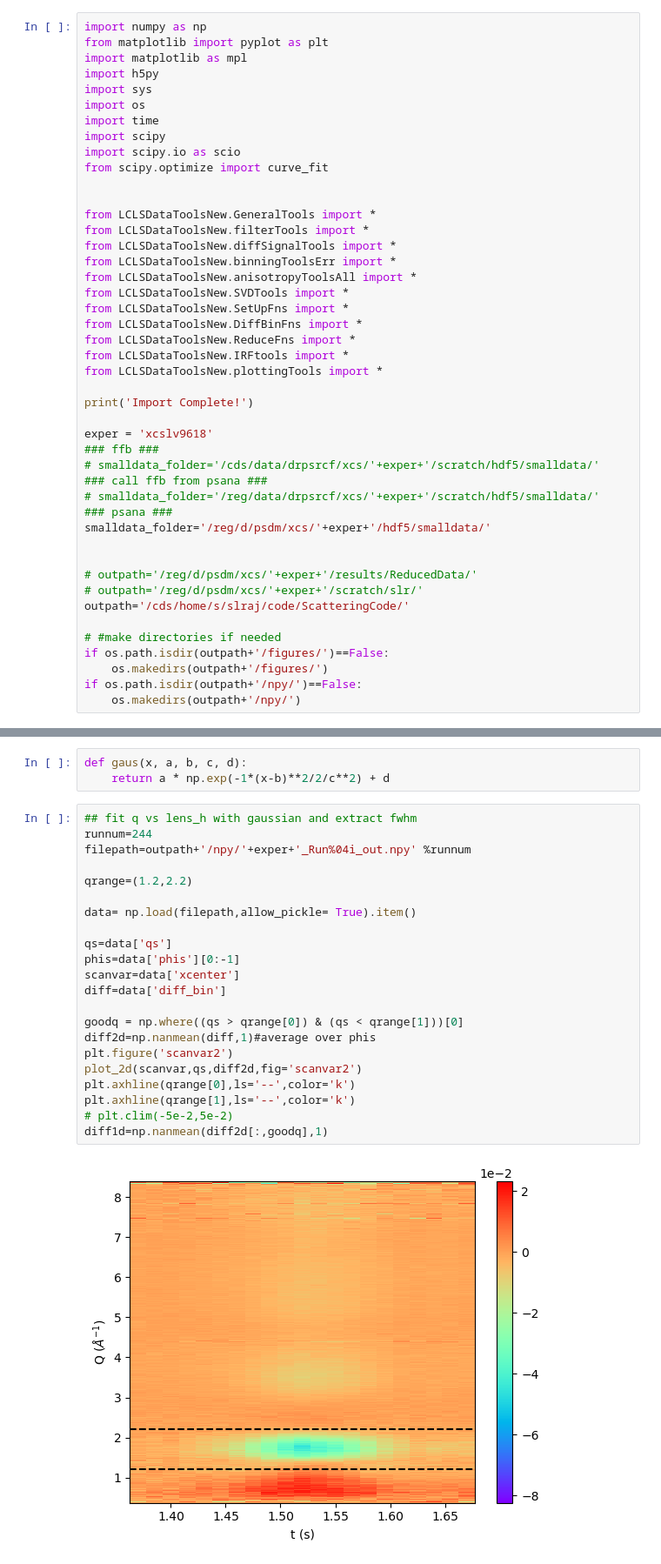
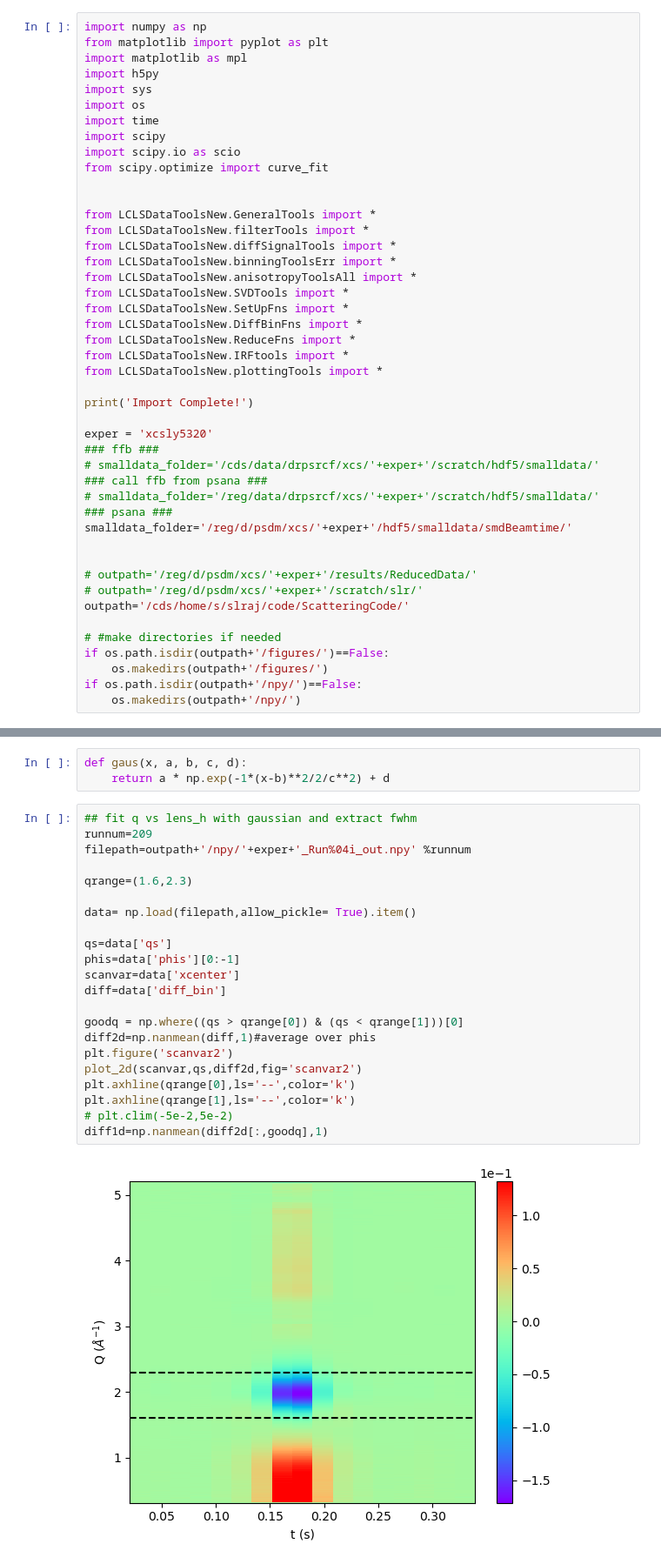
Before and after one commit to Solution-Phase-Chemistry/ReduceScatt, a Jupyter notebook: Example_overlap.ipynb, the cells around one changed output, grey strips where cells are left out. Shown at 87% size. Drawn from its saved outputs; the diff is of its cells as text.

```diff
--- a/Example_overlap.ipynb
+++ b/Example_overlap.ipynb
@@ -29,13 +29,13 @@ from LCLSDataToolsNew.plottingTools import *
 
 print('Import Complete!')
 
-exper = 'xcslv9618'
+exper = 'xcsly5320'
 ### ffb ###
 # smalldata_folder='/cds/data/drpsrcf/xcs/'+exper+'/scratch/hdf5/smalldata/'
 ### call ffb from psana ###
 # smalldata_folder='/reg/data/drpsrcf/xcs/'+exper+'/scratch/hdf5/smalldata/'
 ### psana ###
-smalldata_folder='/reg/d/psdm/xcs/'+exper+'/hdf5/smalldata/'
+smalldata_folder='/reg/d/psdm/xcs/'+exper+'/hdf5/smalldata/smdBeamtime/'
 
 
 # outpath='/reg/d/psdm/xcs/'+exper+'/results/ReducedData/'
@@ -173,28 +173,28 @@ def gaus(x, a, b, c, d):
     return a * np.exp(-1*(x-b)**2/2/c**2) + d
 # %%
 ## fit q vs lens_h with gaussian and extract fwhm
-runnum=244
+runnum=209
 filepath=outpath+'/npy/'+exper+'_Run%04i_out.npy' %runnum
 
-qrange=(1.2,2.2)
+qrange=(1.6,2.3)
 
 data= np.load(filepath,allow_pickle= True).item()
 
 qs=data['qs']
 phis=data['phis'][0:-1]
 scanvar=data['xcenter']
 diff=data['diff_bin']
 
 goodq = np.where((qs > qrange[0]) & (qs < qrange[1]))[0]
 diff2d=np.nanmean(diff,1)#average over phis
 plt.figure('scanvar2')
 plot_2d(scanvar,qs,diff2d,fig='scanvar2')
 plt.axhline(qrange[0],ls='--',color='k')
 plt.axhline(qrange[1],ls='--',color='k')
 # plt.clim(-5e-2,5e-2)
 diff1d=np.nanmean(diff2d[:,goodq],1)
 # %% [output]
-[figure, old version]
+[figure, new version]
 # %%
 
 # lens_v=True
```
Also changed, not shown: parts of 3 cells of this notebook, 1 other file.
